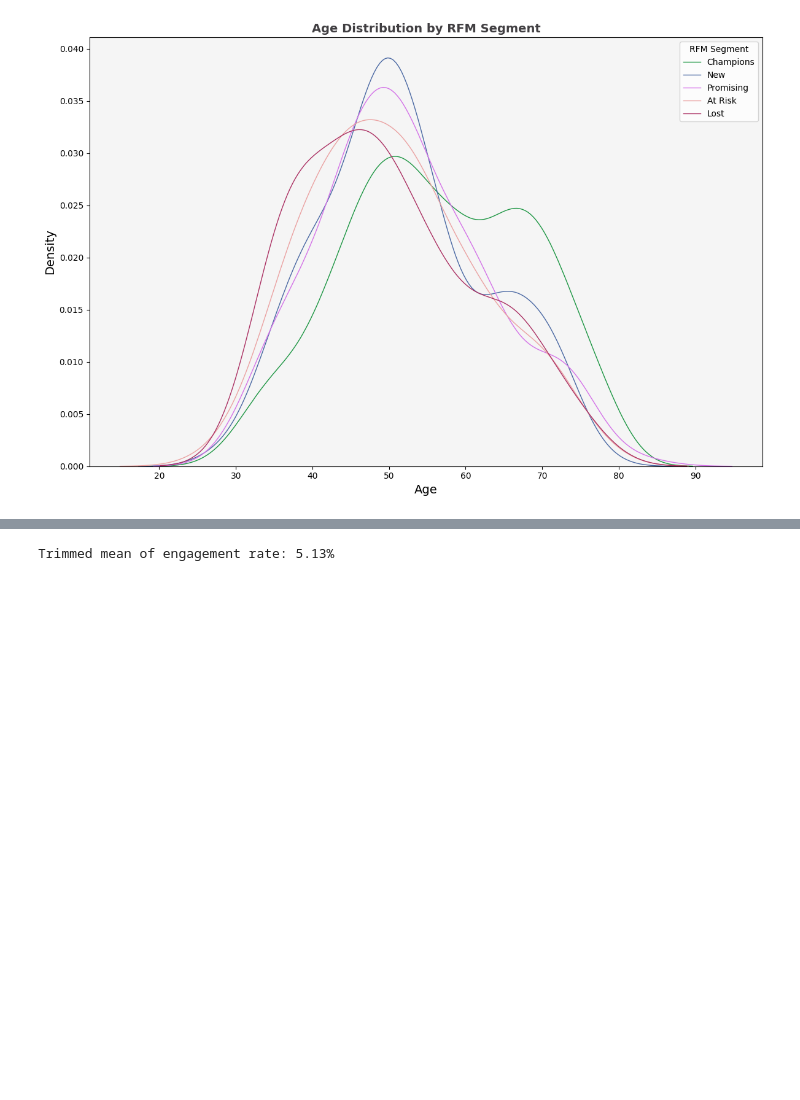
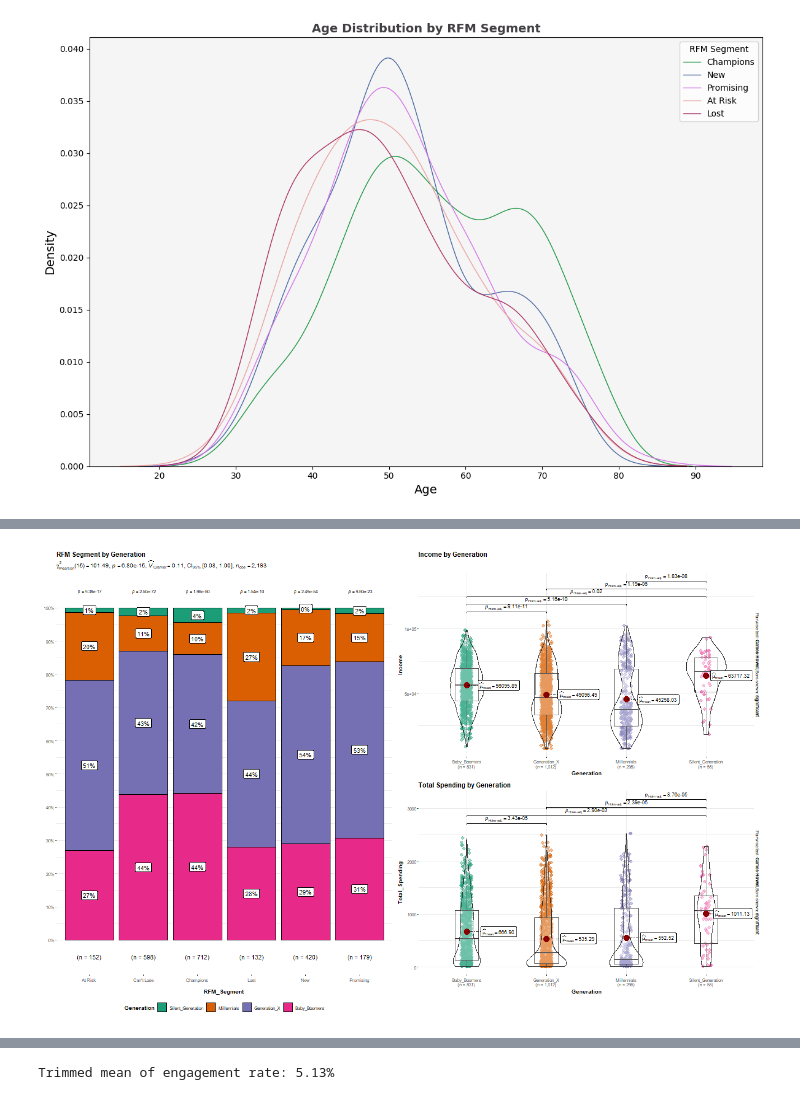
Before and after one commit to ramdhanhdy/DS_Project, a Jupyter notebook: Optimizing Customer Segmentation/RFM Analysis.ipynb, the cells around one changed output, grey strips where cells are left out. Cells and saved outputs as stored; diff of their text form; code cells hidden in the pictures; blank space fills up the shorter version.

```diff
--- a/Optimizing Customer Segmentation/RFM Analysis.ipynb
+++ b/Optimizing Customer Segmentation/RFM Analysis.ipynb
@@ -610,0 +605,36 @@ pd.crosstab(df['Education'], df['Marital_Status'], margins=True)
+# %%
+%%R -i df -w 46 -h 30 -u cm
+
+library(patchwork)
+
+p1 <- ggbarstats(
+    data  = df,
+    x = Generation,
+    y = RFM_Segment,
+    bf.message = FALSE,
+    results.subtitle = TRUE,
+    title = "RFM Segment by Generation"
+) + theme(legend.position = "bottom")
+
+p2 <- ggbetweenstats(
+  data = df,
+  x = Generation,
+  y = Income,
+  bf.message = FALSE,
+  results.subtitle = FALSE,
+  title = "Income by Generation"
+)
+
+p3 <- ggbetweenstats(
+  data = df,
+  x = Generation,
+  y = Total_Spending,
+  bf.message = FALSE,
+  results.subtitle = FALSE,
+  title = "Total Spending by Generation"
+)
+
+p_123 <- p1 | (p2/p3)
+p_123
+# %% [output]
+[figure, added]
```
Also changed, not shown: parts of 19 cells of this notebook, 9 other files.
